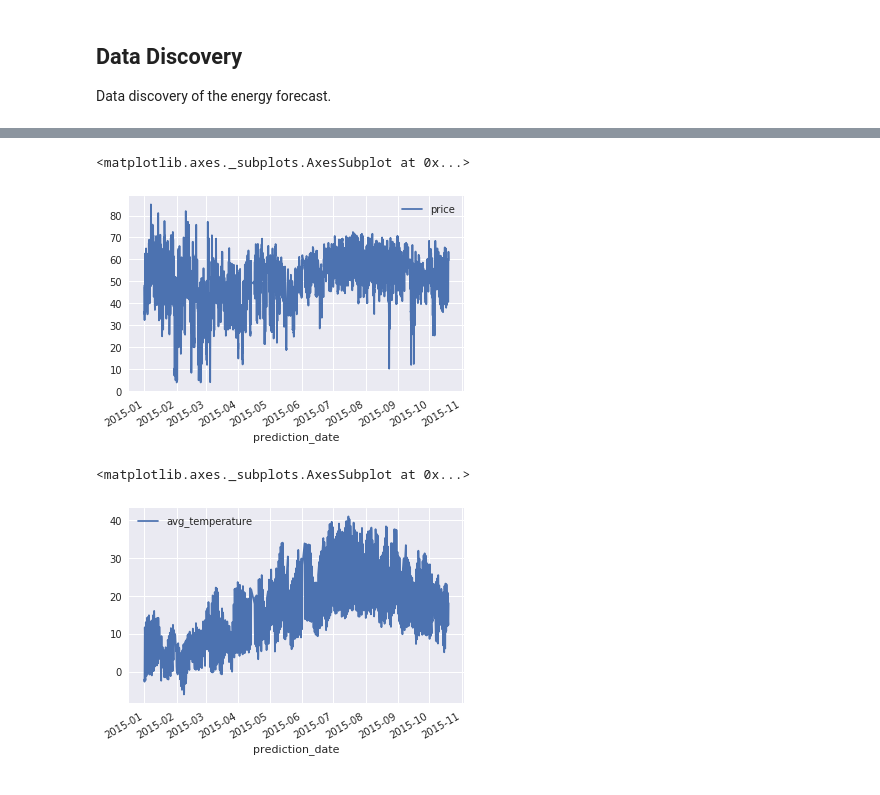
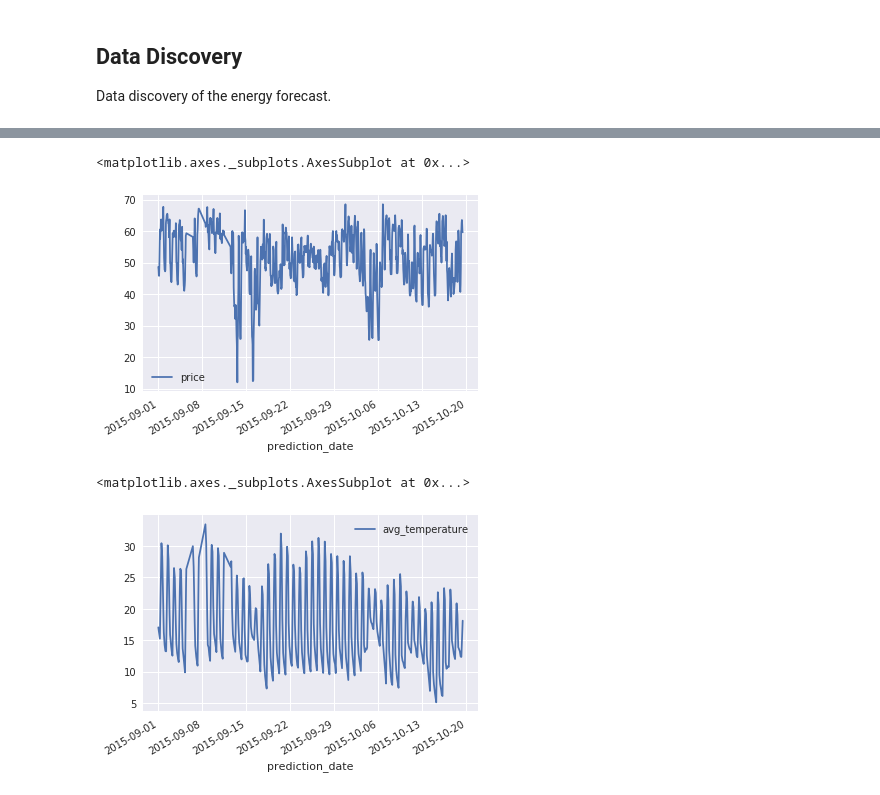
Before and after one commit to donaverghes/energy_forecasting, a Jupyter notebook: discovery/data-discovery.ipynb, the cells around one changed output, grey strips where cells are left out. Cells and saved outputs as stored; diff of their text form; code cells hidden in the pictures.

```diff
--- a/discovery/data-discovery.ipynb
+++ b/discovery/data-discovery.ipynb
@@ -93 +272,37 @@ df.describe()
 | max | 15.044444 | 329.544444 | 41.044444 | 1.229444 | 961.238889 | ... |
+# %%
+query_valid = """
+SELECT
+  *
+FROM (
+SELECT
+  f.prediction_date,
+  AVG(f.wind_speed_100m) as avg_wind_speed_100m,
+  AVG(f.wind_direction_100m) as avg_wind_direction_100m,
+  AVG(f.temperature) as avg_temperature,
+  AVG(f.air_density) as avg_air_density,
+  AVG(f.pressure) as avg_pressure,
+  AVG(f.precipitation) as avg_precipitation,
+  AVG(f.wind_gust) as avg_wind_gust,
+  AVG(f.radiation) as avg_radiation,
+  AVG(f.wind_speed) as avg_wind_speed,
+  AVG(f.wind_direction) as avg_wind_direction,
+  AVG(p.price) as price,
+  ABS(FARM_FINGERPRINT(CAST(AVG(f.wind_direction) as STRING))) as key
+FROM
+   `energy.historical_forecasting` as f
+JOIN
+   `energy.market_price` as p
+ON
+   p.date = f.prediction_date
+GROUP BY
+  f.prediction_date
+) as h
+WHERE
+  h.prediction_date > TIMESTAMP('2015-08-31 23:59:59')
+ORDER BY
+  h.prediction_date
+"""
+
+eval_set = bq.Query(query_valid).execute().result().to_dataframe()
+eval_set.describe()
@@ -94,10 +319,10 @@ df.describe()
 # %%
-df.plot(x='prediction_date', y='price')
+eval_set.plot(x='prediction_date', y='price')
 # %% [output]
 <matplotlib.axes._subplots.AxesSubplot at 0x...>
-[figure, old version]
+[figure, new version]
 # %%
-df.plot(x='prediction_date', y='avg_temperature')
+eval_set.plot(x='prediction_date', y='avg_temperature')
 # %% [output]
 <matplotlib.axes._subplots.AxesSubplot at 0x...>
-[figure, old version]
+[figure, new version]
```
Also changed, not shown: parts of 19 cells of this notebook, 1 other file.
